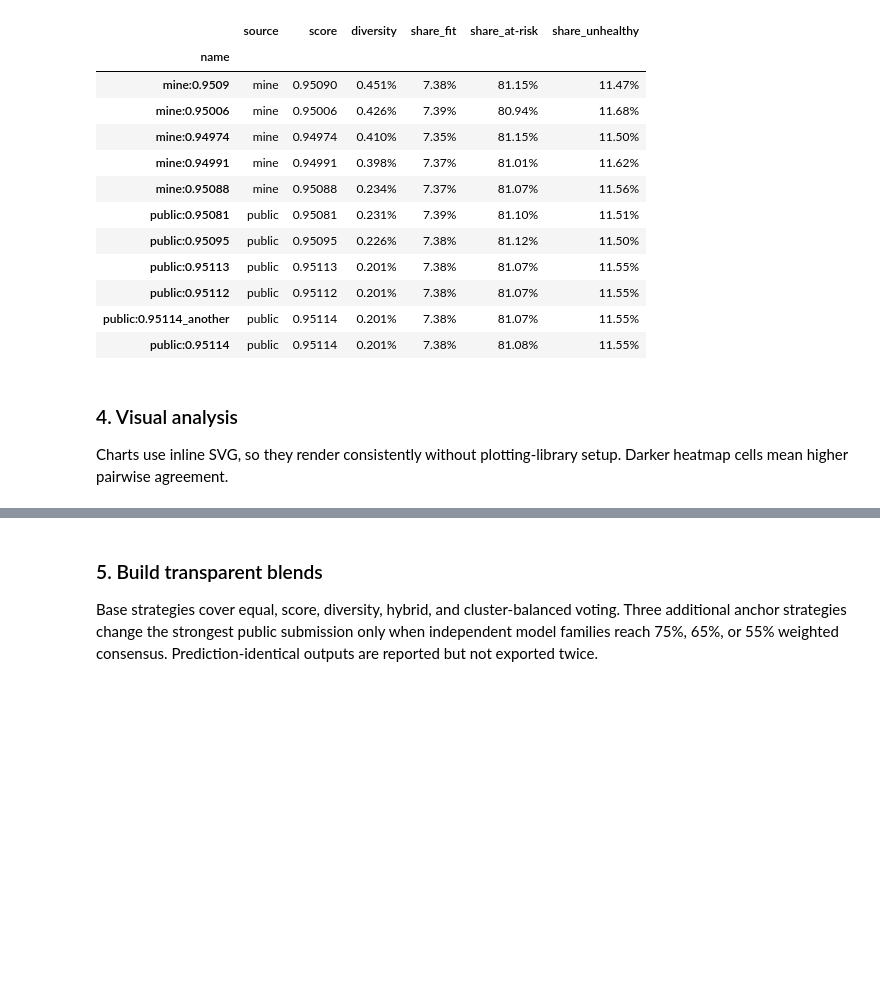
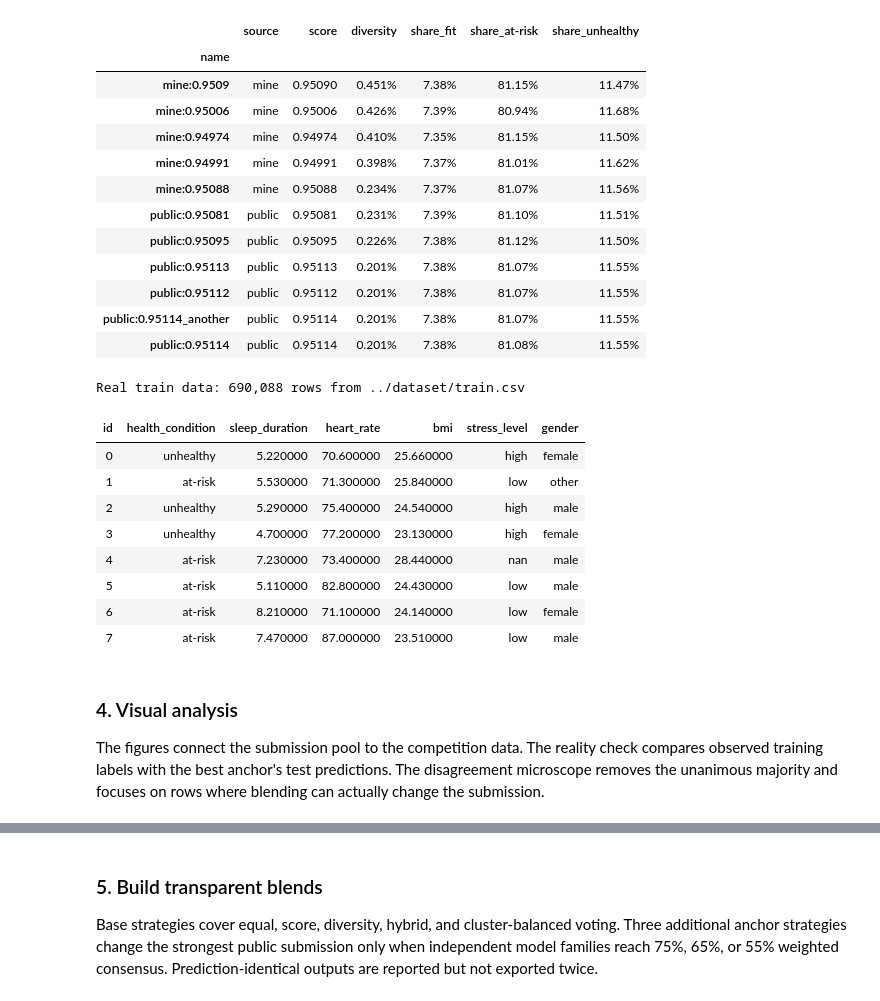
Before and after one commit to FlexonaFFt/MLKaggleTasks, a Jupyter notebook: competitions/monthly-comp/predicting-student-health-risk/notebooks/submission-blender.ipynb, the cells around one changed output, grey strips where cells are left out. Cells and saved outputs as stored; diff of their text form; code cells hidden in the pictures; blank space fills up the shorter version.

```diff
--- a/competitions/monthly-comp/predicting-student-health-risk/notebooks/submission-blender.ipynb
+++ b/competitions/monthly-comp/predicting-student-health-risk/notebooks/submission-blender.ipynb
@@ -299,8 +308,49 @@ display(summary_view.style.format({"score": "{:.5f}", "diversity": "{:.3%}", "sh
 | public:0.95112 | public | 0.95112 | 0.201% | 7.38% | 81.07% | 11.55% |
 | public:0.95114_another | public | 0.95114 | 0.201% | 7.38% | 81.07% | 11.55% |
 | public:0.95114 | public | 0.95114 | 0.201% | 7.38% | 81.08% | 11.55% |
+# %%
+class CompetitionDataRepository:
+    """Finds real competition train data across local and Kaggle mounts."""
+
+    def __init__(self, config: BlendConfig):
+        self.config = config
+
+    def resolve_train(self) -> Path:
+        """Returns train.csv containing health_condition."""
+        candidates = [Path("../dataset/train.csv"), Path("dataset/train.csv")]
+        kaggle_input = Path("/kaggle/input")
+        if kaggle_input.exists():
+            candidates.extend(kaggle_input.rglob("train.csv"))
+        for candidate in candidates:
+            if candidate.exists() and self.config.target in pd.read_csv(candidate, nrows=0).columns:
+                return candidate
+        raise FileNotFoundError("Competition train.csv with health_condition was not found")
+
+    def load_train(self) -> pd.DataFrame:
+        """Loads columns used by reality check and sample view."""
+        columns = [self.config.id_column, self.config.target, "sleep_duration", "heart_rate", "bmi", "stress_level", "gender"]
+        path = self.resolve_train()
+        available = pd.read_csv(path, nrows=0).columns.tolist()
+        return pd.read_csv(path, usecols=[column for column in columns if column in available])
+
+
+competition_data = CompetitionDataRepository(config)
+train = competition_data.load_train()
+print(f"Real train data: {len(train):,} rows from {competition_data.resolve_train()}")
+display(train.head(8).style.hide(axis="index"))
+# %% [output]
+Real train data: 690,088 rows from ../dataset/train.csv
+| id | health_condition | sleep_duration | heart_rate | bmi | stress_level | gender |
+| 0 | unhealthy | 5.220000 | 70.600000 | 25.660000 | high | female |
+| 1 | at-risk | 5.530000 | 71.300000 | 25.840000 | low | other |
+| 2 | unhealthy | 5.290000 | 75.400000 | 24.540000 | high | male |
+| 3 | unhealthy | 4.700000 | 77.200000 | 23.130000 | high | female |
+| 4 | at-risk | 7.230000 | 73.400000 | 28.440000 | nan | male |
+| 5 | at-risk | 5.110000 | 82.800000 | 24.430000 | low | male |
+| 6 | at-risk | 8.210000 | 71.100000 | 24.140000 | low | female |
+| 7 | at-risk | 7.470000 | 87.000000 | 23.510000 | low | male |
 # %% [markdown]
 ### 4. Visual analysis
 
-Charts use inline SVG, so they render consistently without plotting-library setup. Darker heatmap cells mean higher pairwise agreement.
+The figures connect the submission pool to the competition data. The reality check compares observed training labels with the best anchor's test predictions. The disagreement microscope removes the unanimous majority and focuses on rows where blending can actually change the submission.
 # %%
```
Also changed, not shown: parts of 8 cells of this notebook.
